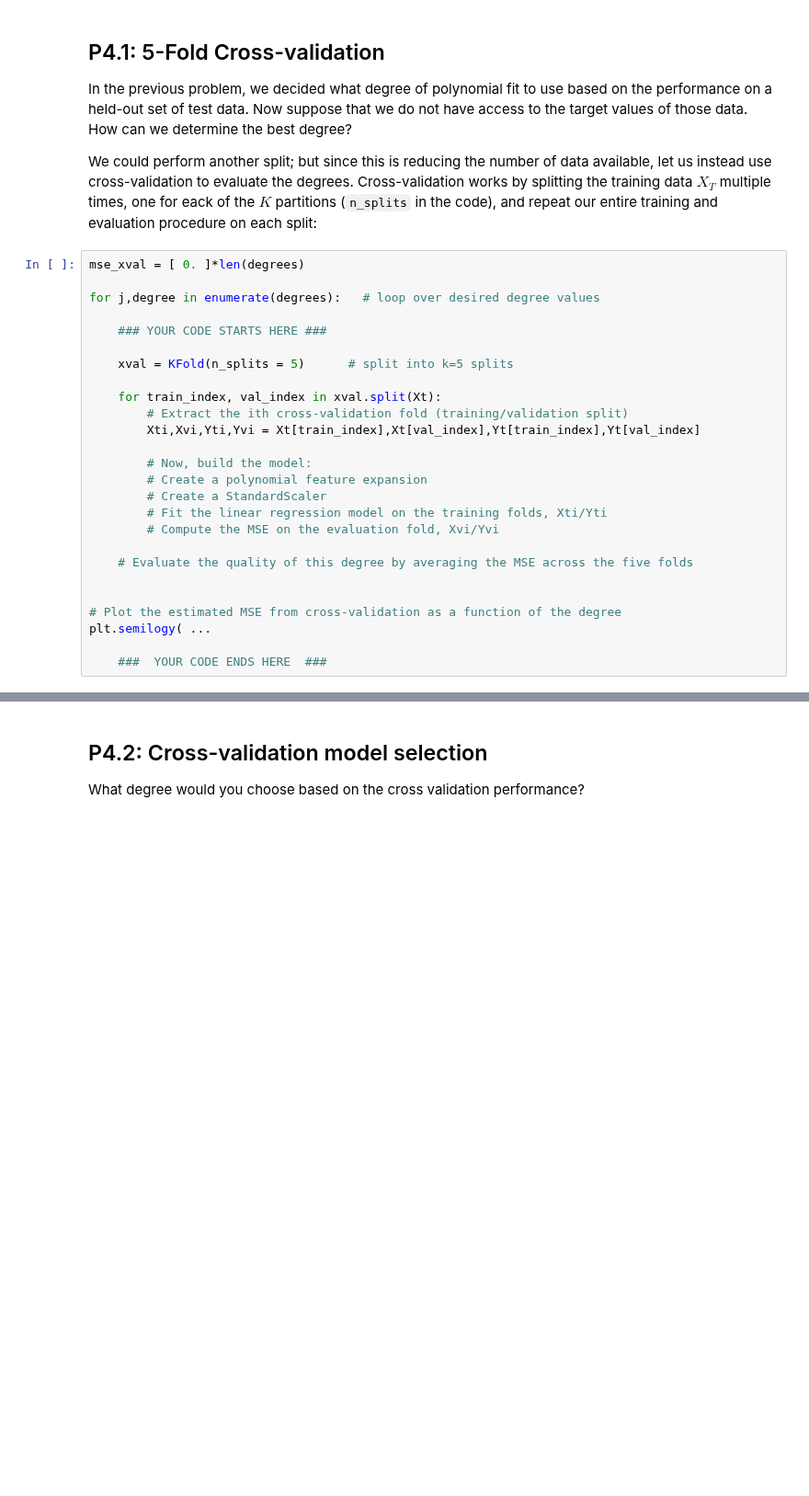
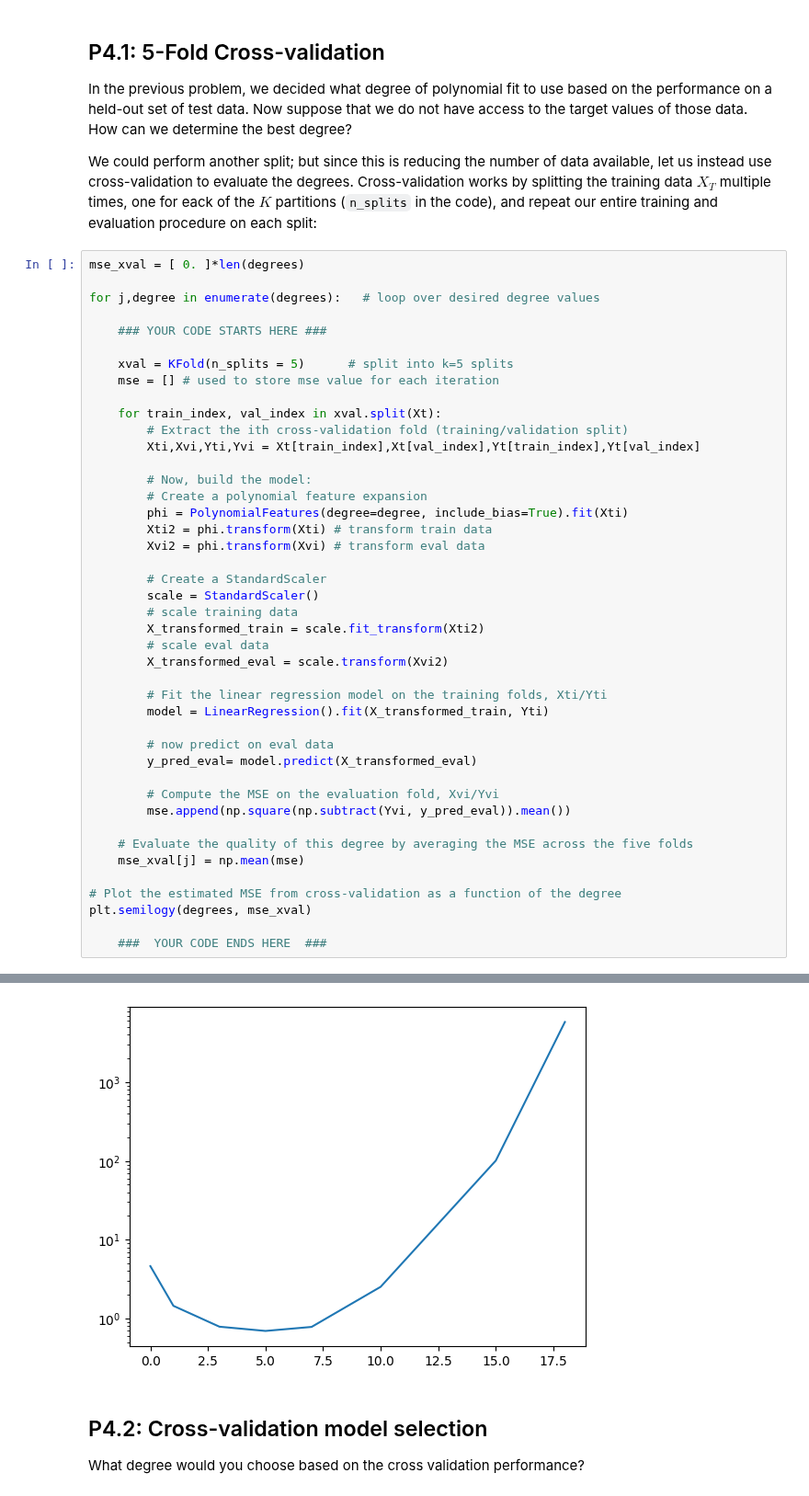
Before and after one commit to SarahAsad23/MachineLearning, a Jupyter notebook: HW2/cs273-hw2.ipynb, the cells around one changed output, grey strips where cells are left out. Shown at 92% size. Drawn from its saved outputs; the diff is of its cells as text; blank space fills up the shorter version.

```diff
--- a/HW2/cs273-hw2.ipynb
+++ b/HW2/cs273-hw2.ipynb
@@ -386,6 +386,7 @@ for j,degree in enumerate(degrees):   # loop over desired degree values
     ### YOUR CODE STARTS HERE ###
 
     xval = KFold(n_splits = 5)      # split into k=5 splits
+    mse = [] # used to store mse value for each iteration
 
     for train_index, val_index in xval.split(Xt):
         # Extract the ith cross-validation fold (training/validation split)
@@ -393,14 +394,31 @@ for j,degree in enumerate(degrees):   # loop over desired degree values
 
         # Now, build the model:
         # Create a polynomial feature expansion
+        phi = PolynomialFeatures(degree=degree, include_bias=True).fit(Xti)
+        Xti2 = phi.transform(Xti) # transform train data
+        Xvi2 = phi.transform(Xvi) # transform eval data
+
         # Create a StandardScaler
+        scale = StandardScaler()
+        # scale training data
+        X_transformed_train = scale.fit_transform(Xti2)
+        # scale eval data
+        X_transformed_eval = scale.transform(Xvi2)
+
         # Fit the linear regression model on the training folds, Xti/Yti
+        model = LinearRegression().fit(X_transformed_train, Yti)
+
+        # now predict on eval data
+        y_pred_eval= model.predict(X_transformed_eval)
+
         # Compute the MSE on the evaluation fold, Xvi/Yvi
+        mse.append(np.square(np.subtract(Yvi, y_pred_eval)).mean())
 
     # Evaluate the quality of this degree by averaging the MSE across the five folds
-
+    mse_xval[j] = np.mean(mse)
 
 # Plot the estimated MSE from cross-validation as a function of the degree
-plt.semilogy( ...
+plt.semilogy(degrees, mse_xval)
 
     ###  YOUR CODE ENDS HERE  ###
+# %% [output]
@@ -407,3 +426,4 @@ plt.semilogy( ...
+[figure, added]
 # %% [markdown]
 ## P4.2: Cross-validation model selection
 
```
Also changed, not shown: parts of 1 cell of this notebook.
